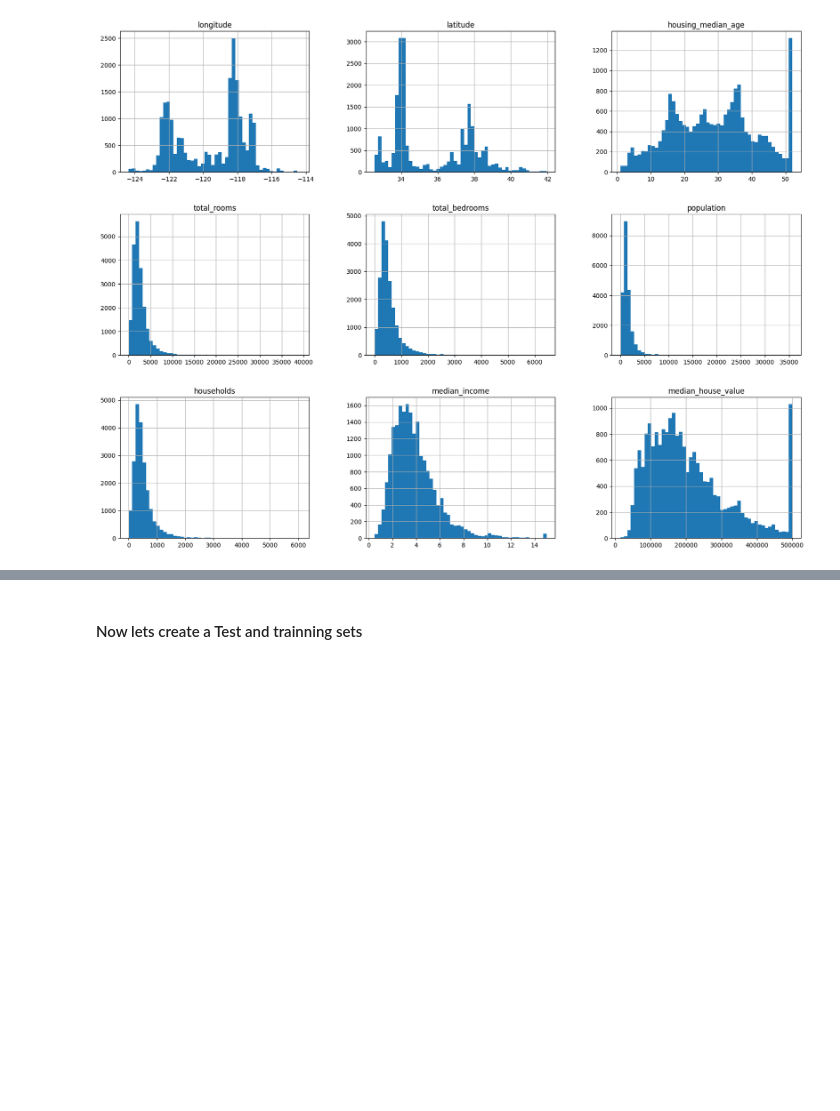
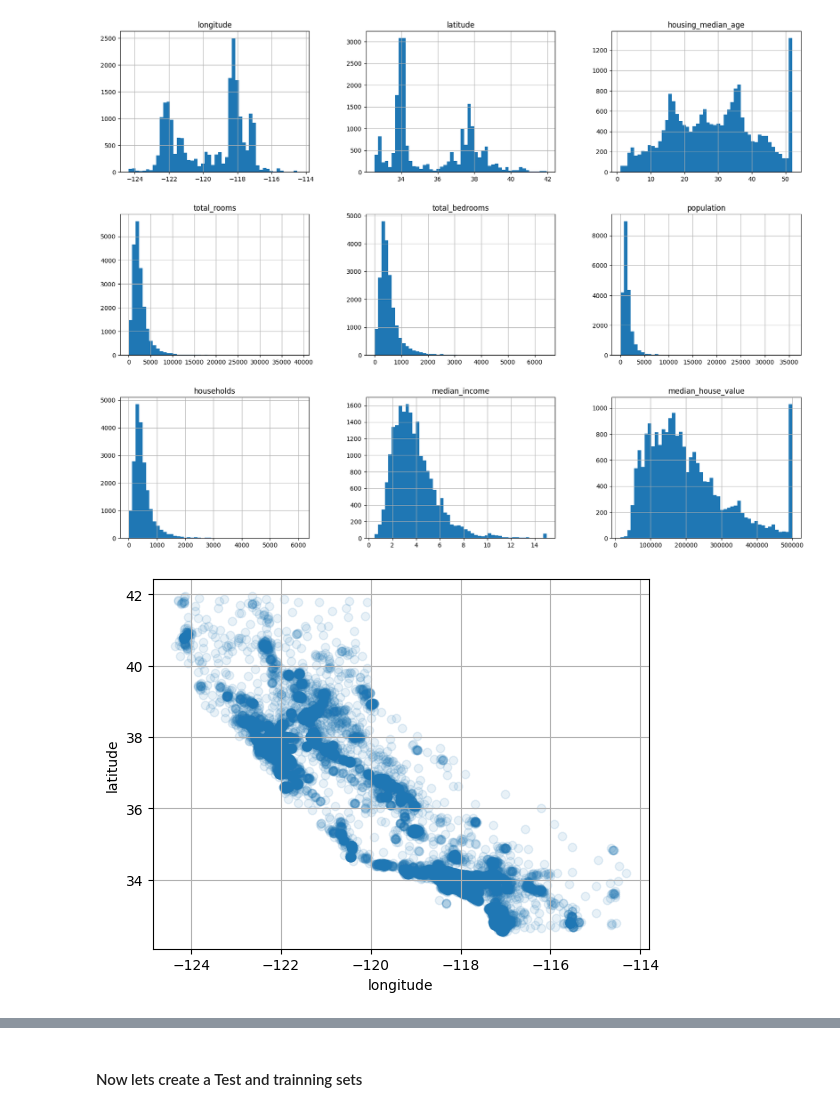
Before and after one commit to topollonaketsana/Hands-On-Machine-Learning-Projects, a Jupyter notebook: ML-Project-1/Housing_src.ipynb, the cells around one changed output, grey strips where cells are left out. Saved outputs shown, nothing was run; the diff lists cells and outputs as text; code cells hidden in the pictures; blank space fills up the shorter version.

```diff
--- a/ML-Project-1/Housing_src.ipynb
+++ b/ML-Project-1/Housing_src.ipynb
@@ -192,3 +227,13 @@ df.hist(bins= 50, figsize= (20, 15))
 plt.show ()
 # %% [output]
 [figure]
+# %%
+## lets look at geographical information
+plt.scatter(df['longitude'], df['latitude'], alpha= 0.1)   # alpha for transparency to see better the density
+plt.xlabel('longitude')
+plt.ylabel('latitude')
+plt.grid()
+
+plt.show()
+# %% [output]
+[figure, added]
```
Also changed, not shown: parts of 22 cells of this notebook.
